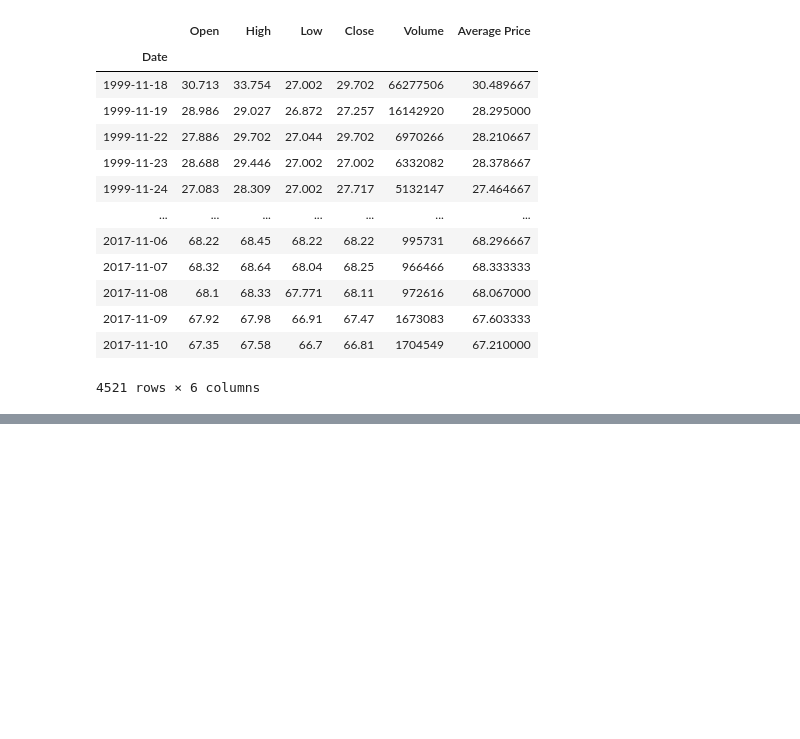
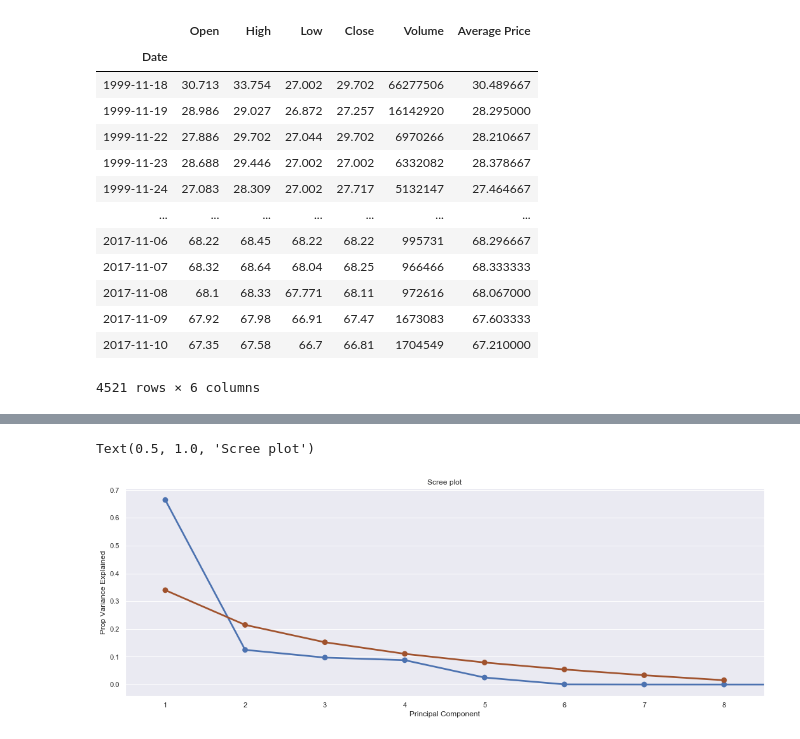
Before and after one commit to riz734/SI-370-Predictive-Models-for-Stocks, a Jupyter notebook: Stock.ipynb, the cells around one changed output, grey strips where cells are left out. Drawn from its saved outputs; the diff is of its cells as text; code cells hidden in the pictures; blank space fills up the shorter version.

```diff
--- a/Stock.ipynb
+++ b/Stock.ipynb
@@ -236,0 +142,2 @@ add_ta(stock_df,14)
+# %%
+stock_df = add_ta(stock_df,2)
@@ -236,0 +163,6 @@ add_ta(stock_df,14)
+# %%
+stock_df = stock_df.dropna()
+#features
+X = stock_df.drop(columns=["Average Price"])
+#target
+y = stock_df[["Average Price"]]
@@ -236,0 +176,8 @@ add_ta(stock_df,14)
+# %%
+from sklearn.preprocessing import StandardScaler
+
+scaler = StandardScaler()
+
+
+y_standardized = pd.DataFrame(scaler.fit_transform(X.dropna()), columns=X.columns)
+y_standardized
@@ -236,0 +198,7 @@ add_ta(stock_df,14)
+# %%
+from sklearn.decomposition import PCA
+pca = PCA()
+
+pc_scores = pca.fit_transform(y_standardized)
+pc_scores = pd.DataFrame(pc_scores, columns=['PC' + str(i) for i in np.arange(1, y_standardized.shape[1] + 1)])
+pc_scores.head()
@@ -236,0 +212,15 @@ add_ta(stock_df,14)
+# %%
+sns.set(rc={"figure.figsize":(8, 4)})
+
+scree_data = pd.DataFrame({'Principal Component': ['1', '2', '3', '4', '5', '6', '7', '8', '9','10'], 'Prop Variance Explained': pca.explained_variance_ratio_})
+sns.set(rc={"figure.figsize":(18, 6)})
+sns.pointplot(x='Principal Component', y='Prop Variance Explained', data=scree_data).set_title('Scree plot')
+
+l = []
+for i in range(8):
+    l.append(1/(i+1))
+
+sns.pointplot(x='Principal Component', y='Prop Variance Explained', color='#a0522d', data=pd.DataFrame([{'Principal Component':(i + 1), 'Prop Variance Explained': (np.sum(l[i:8]) / 8)} for i in range(8)])).set_title('Scree plot')
+# %% [output]
+Text(0.5, 1.0, 'Scree plot')
+[figure, added]
```
Also changed, not shown: parts of 43 cells of this notebook.
